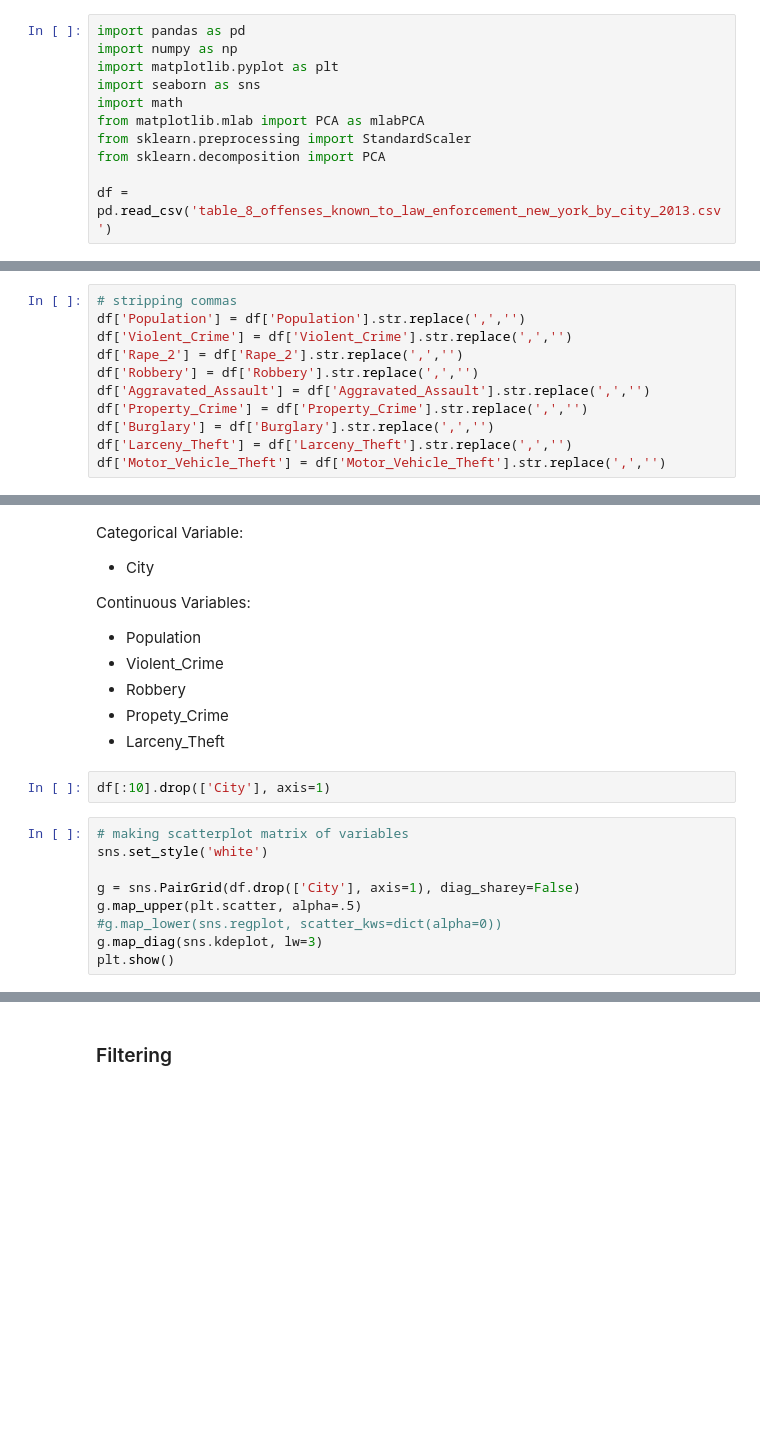
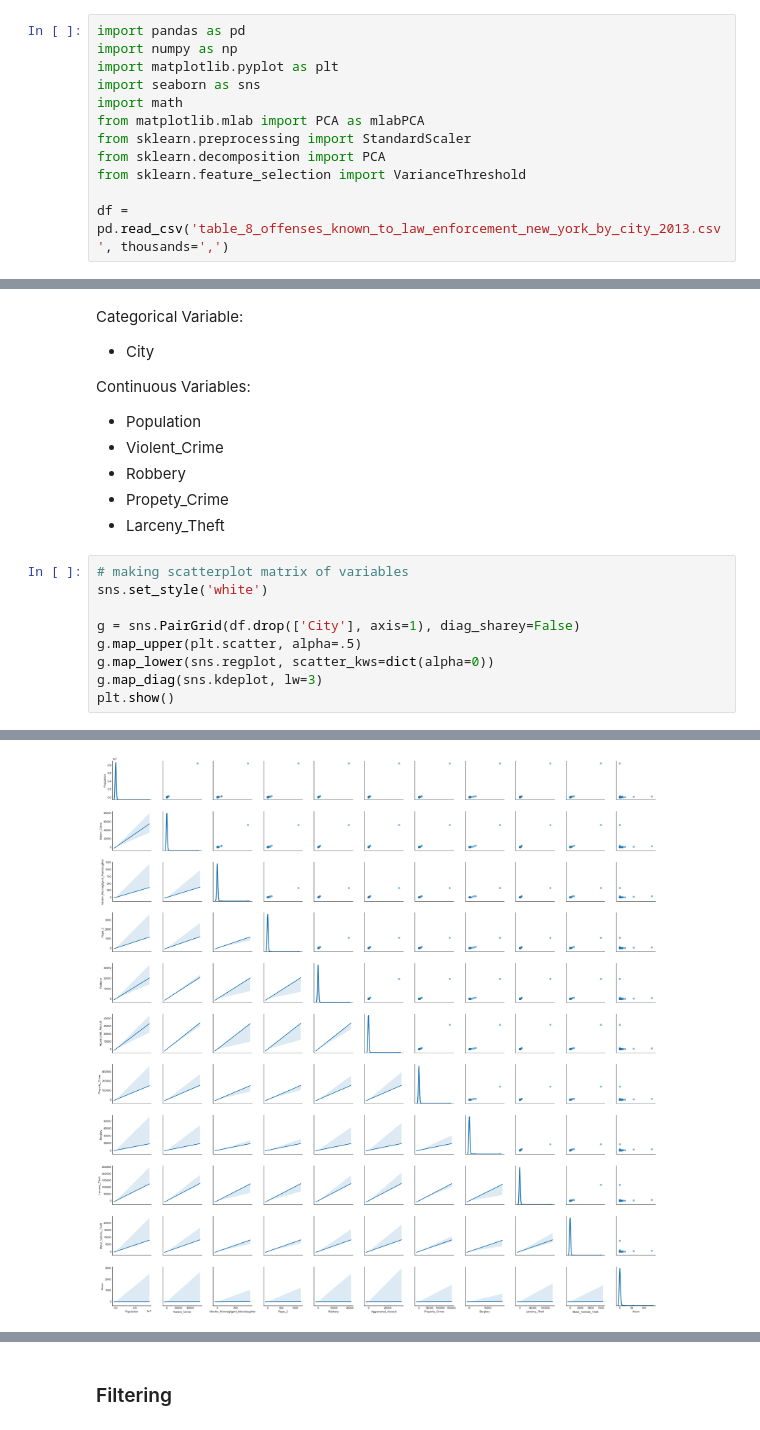
Before and after one commit to crlau/unit-2, a Jupyter notebook: 2.1.7 Modeling a dataset.ipynb, the cells around one changed output, grey strips where cells are left out. Drawn from its saved outputs; the diff is of its cells as text; blank space fills up the shorter version.

```diff
--- a/2.1.7 Modeling a dataset.ipynb
+++ b/2.1.7 Modeling a dataset.ipynb
@@ -18,8 +18,9 @@ import math
 from matplotlib.mlab import PCA as mlabPCA
 from sklearn.preprocessing import StandardScaler
 from sklearn.decomposition import PCA
+from sklearn.feature_selection import VarianceThreshold
 
-df = pd.read_csv('table_8_offenses_known_to_law_enforcement_new_york_by_city_2013.csv')
+df = pd.read_csv('table_8_offenses_known_to_law_enforcement_new_york_by_city_2013.csv', thousands=',')
 # %%
 # preview of data
 df.head()
@@ -33,14 +56,3 @@ df.dtypes
 df.columns = ['City', 'Population', 'Violent_Crime', 'Murder_Nonnegligent_Manslaughter',
               'Rape_1', 'Rape_2', 'Robbery', 'Aggravated_Assault', 'Property_Crime', 'Burglary',
               'Larceny_Theft', 'Motor_Vehicle_Theft', 'Arson']
-# %%
-# stripping commas
-df['Population'] = df['Population'].str.replace(',','')
-df['Violent_Crime'] = df['Violent_Crime'].str.replace(',','')
-df['Rape_2'] = df['Rape_2'].str.replace(',','')
-df['Robbery'] = df['Robbery'].str.replace(',','')
-df['Aggravated_Assault'] = df['Aggravated_Assault'].str.replace(',','')
-df['Property_Crime'] = df['Property_Crime'].str.replace(',','')
-df['Burglary'] = df['Burglary'].str.replace(',','')
-df['Larceny_Theft'] = df['Larceny_Theft'].str.replace(',','')
-df['Motor_Vehicle_Theft'] = df['Motor_Vehicle_Theft'].str.replace(',','')
@@ -72,14 +93,13 @@ Continuous Variables:
 - Robbery
 - Propety_Crime
 - Larceny_Theft
-# %%
-df[:10].drop(['City'], axis=1)
 # %%
 # making scatterplot matrix of variables
 sns.set_style('white')
 
 g = sns.PairGrid(df.drop(['City'], axis=1), diag_sharey=False)
 g.map_upper(plt.scatter, alpha=.5)
-#g.map_lower(sns.regplot, scatter_kws=dict(alpha=0))
+g.map_lower(sns.regplot, scatter_kws=dict(alpha=0))
 g.map_diag(sns.kdeplot, lw=3)
 plt.show()
+# %% [output]
@@ -85,0 +117 @@ plt.show()
+[figure, added]
```
Also changed, not shown: parts of 14 cells of this notebook.
